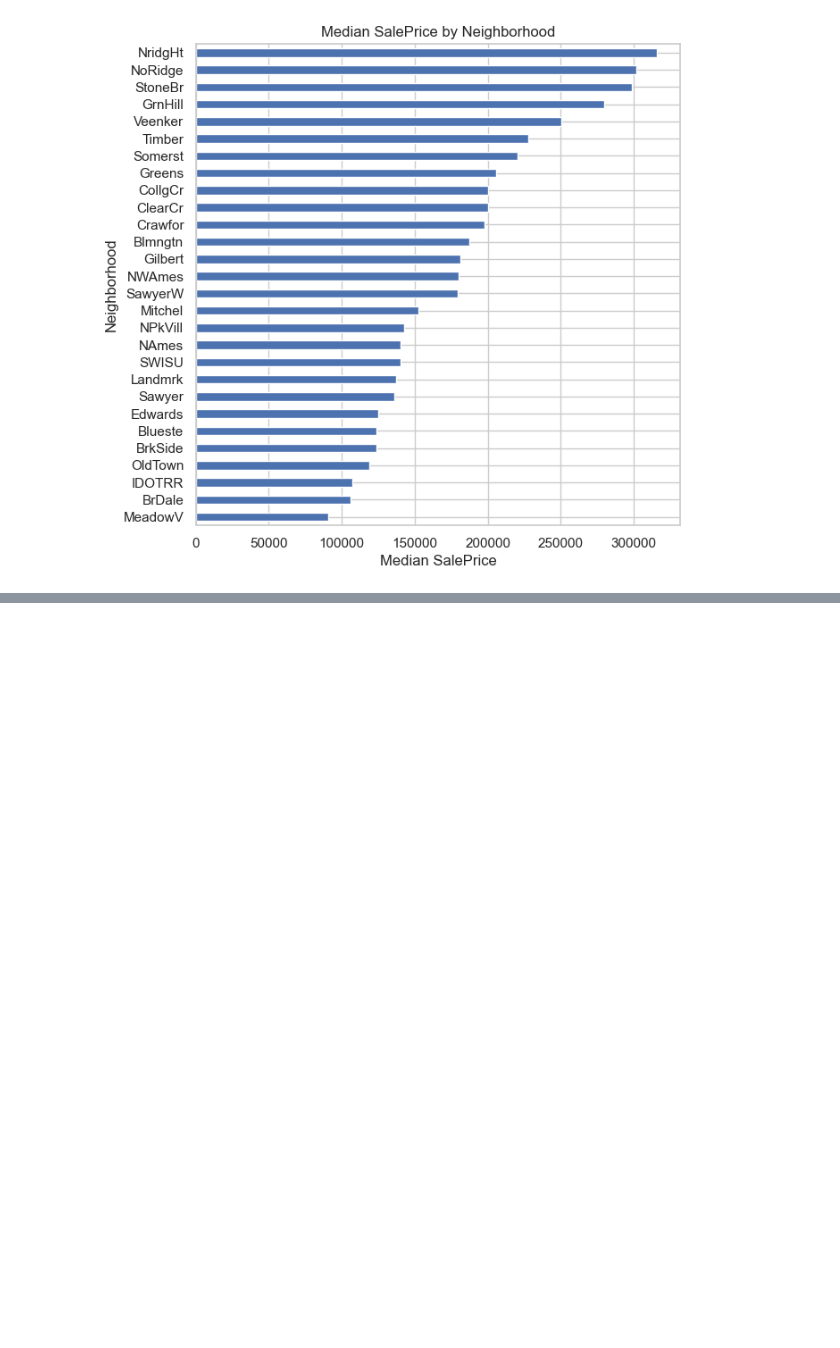
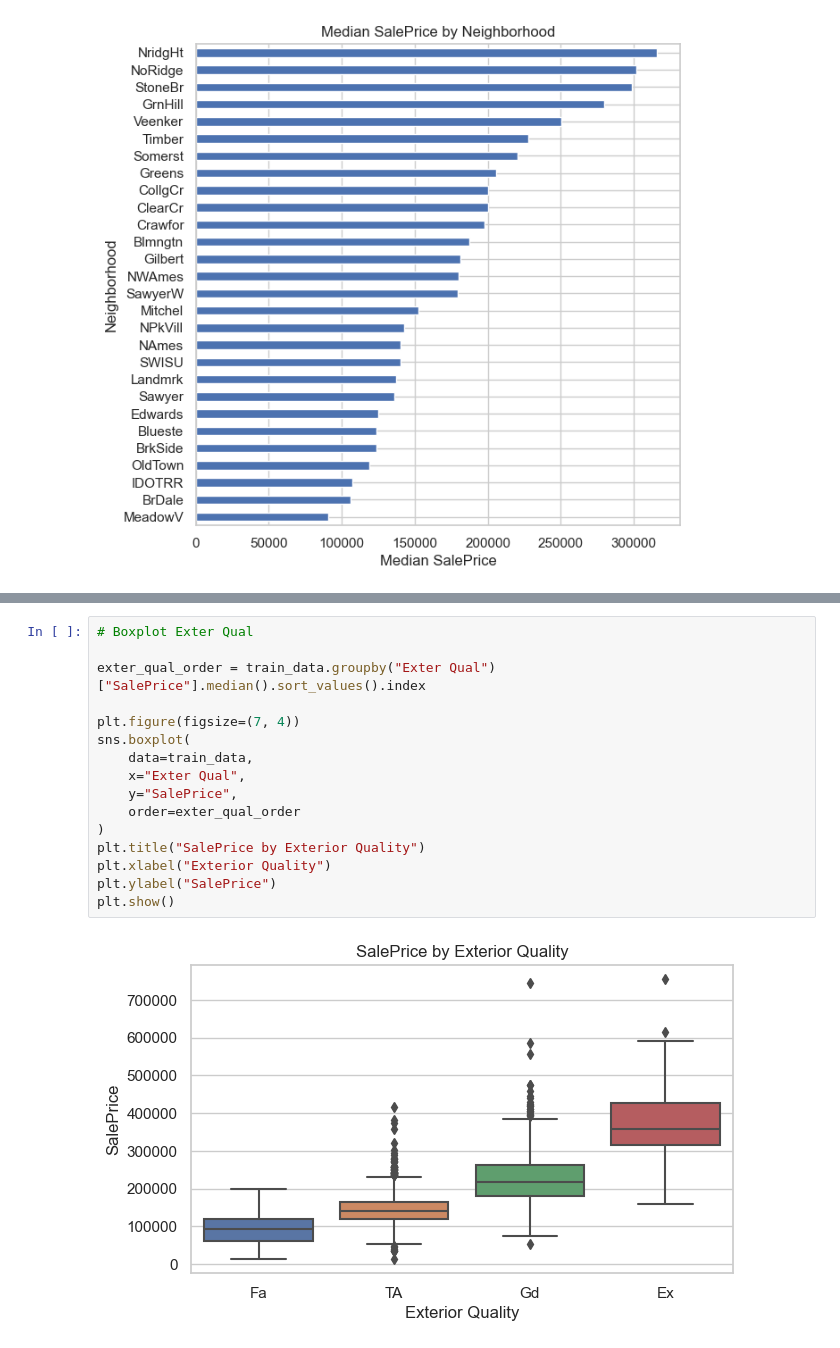
Before and after one commit to sanches-davi/ames-housing-price-prediction, a Jupyter notebook: notebooks/EDA.ipynb, the cells around one changed output, grey strips where cells are left out. Cells and saved outputs as stored; diff of their text form; blank space fills up the shorter version.

```diff
--- a/notebooks/EDA.ipynb
+++ b/notebooks/EDA.ipynb
@@ -578,0 +633,18 @@ plt.show()
+# %%
+# Boxplot Exter Qual
+
+exter_qual_order = train_data.groupby("Exter Qual")["SalePrice"].median().sort_values().index
+
+plt.figure(figsize=(7, 4))
+sns.boxplot(
+    data=train_data,
+    x="Exter Qual",
+    y="SalePrice",
+    order=exter_qual_order
+)
+plt.title("SalePrice by Exterior Quality")
+plt.xlabel("Exterior Quality")
+plt.ylabel("SalePrice")
+plt.show()
+# %% [output]
+[figure, added]
```
Also changed, not shown: parts of 9 cells of this notebook.
